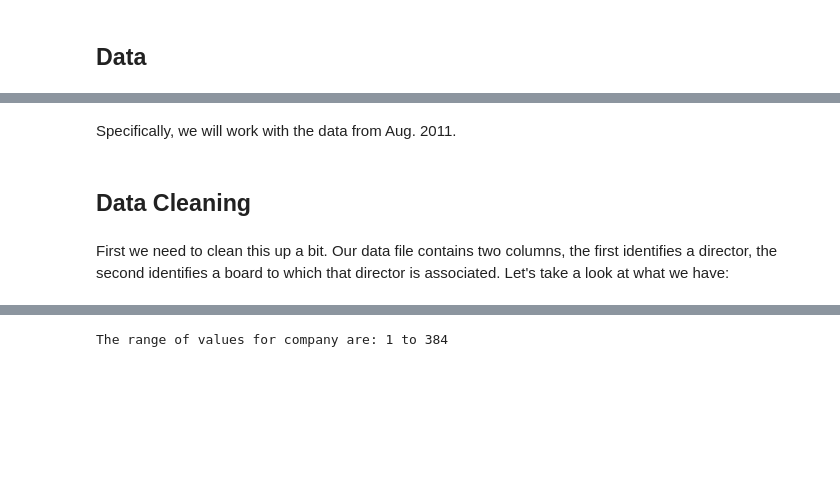
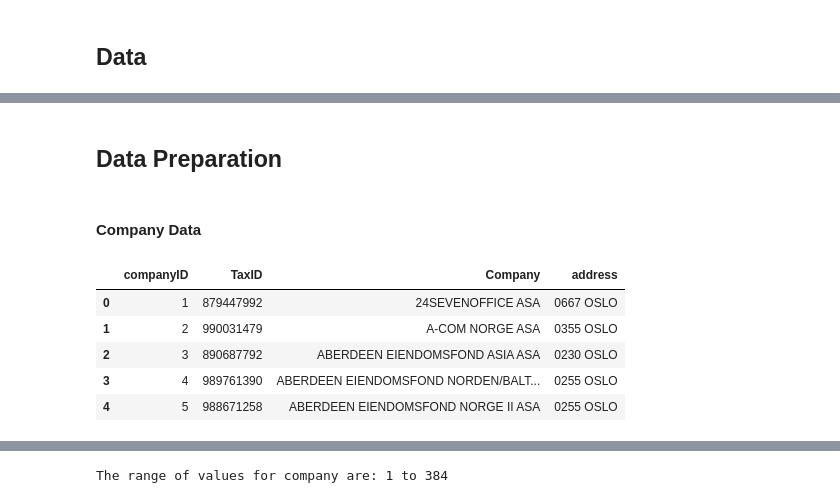
Before and after one commit to ajp619/is620_2modeNet, a Jupyter notebook: 2modeNet.ipynb, the cells around one changed output, grey strips where cells are left out. Drawn from its saved outputs; the diff is of its cells as text; code cells hidden in the pictures; blank space fills up the shorter version.

```diff
--- a/2modeNet.ipynb
+++ b/2modeNet.ipynb
@@ -15,9 +30,17 @@ dis.IFrame(src="http://www.boardsandgender.com/data.php",
            width=800, height=400)
 # %% [output]
 [interactive output not drawn]
-# %% [markdown]
-Specifically, we will work with the data from Aug. 2011.
 # %% [markdown]
-## Data Cleaning
+## Data Preparation
-# %% [markdown]
-First we need to clean this up a bit. Our data file contains two columns, the first identifies a director, the second identifies a board to which that director is associated. Let's take a look at what we have:
+# %% [markdown]
+#### Company Data
+# %%
+comDF = pd.read_csv("data_companies.txt", sep="\t", header=None, names=["companyID", "TaxID", "Company", "address"])
+comDF.head()
+# %% [output]
+|  | companyID | TaxID | Company | address |
+| 0 | 1 | 879447992 | 24SEVENOFFICE ASA | 0667 OSLO |
+| 1 | 2 | 990031479 | A-COM NORGE ASA | 0355 OSLO |
+| 2 | 3 | 890687792 | ABERDEEN EIENDOMSFOND ASIA ASA | 0230 OSLO |
+| 3 | 4 | 989761390 | ABERDEEN EIENDOMSFOND NORDEN/BALT... | 0255 OSLO |
+| 4 | 5 | 988671258 | ABERDEEN EIENDOMSFOND NORGE II ASA | 0255 OSLO |
```
Also changed, not shown: parts of 18 cells of this notebook.
